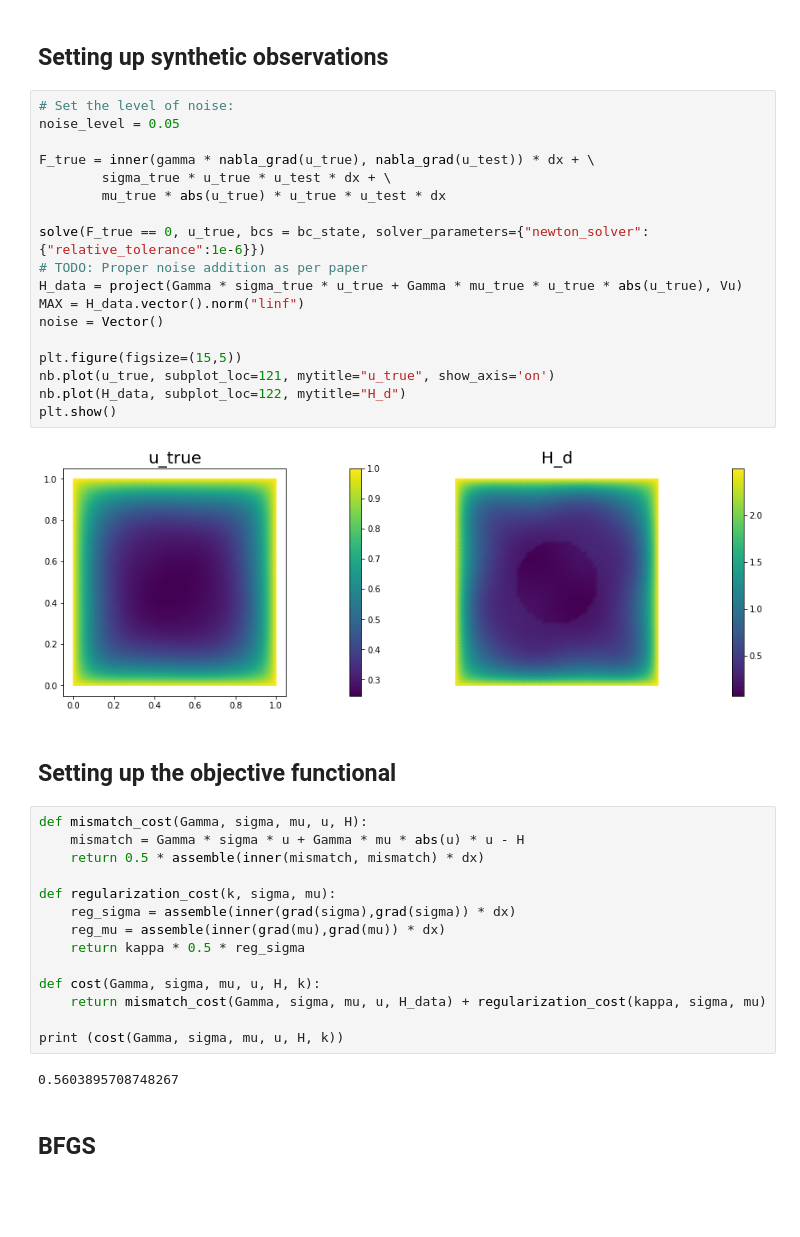
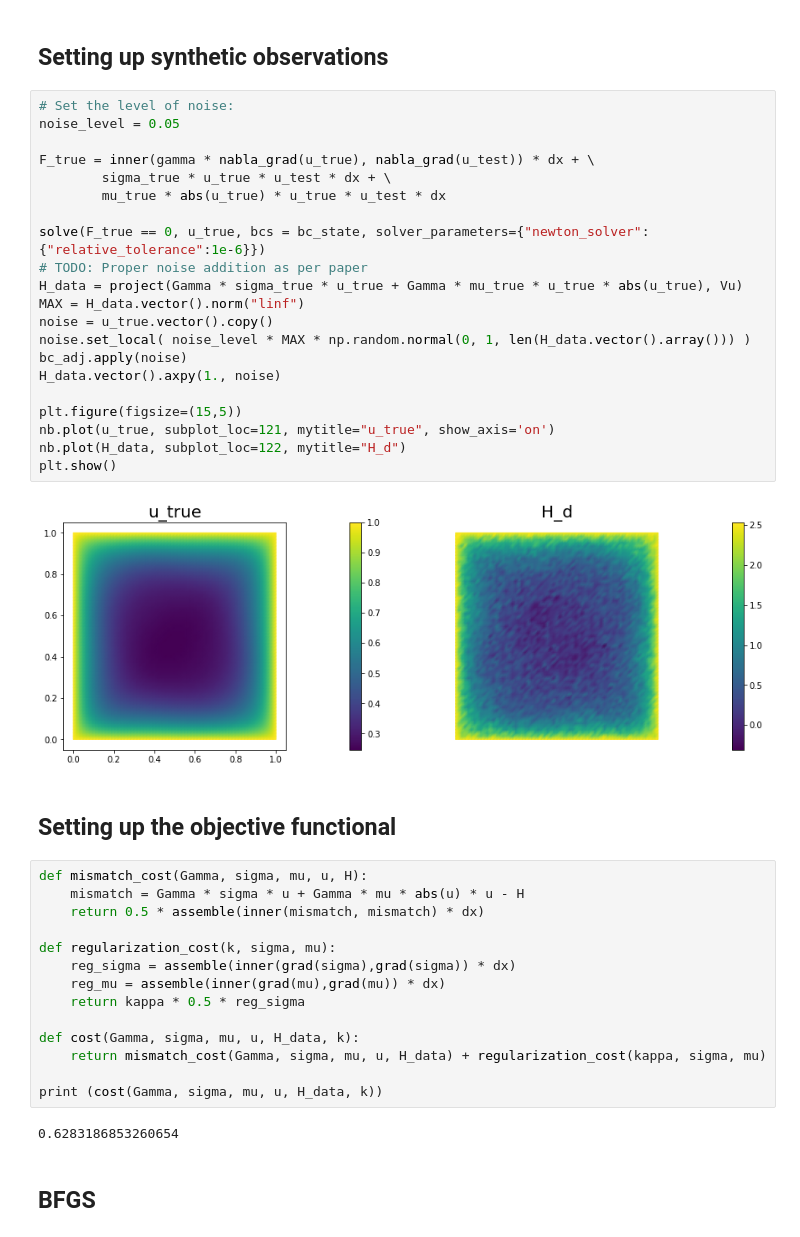
Before and after one commit to sheroze1123/TP-PAT, a Jupyter notebook: TP-PAT.ipynb, the cells around one changed output. Drawn from its saved outputs; the diff is of its cells as text; blank space fills up the shorter version.

```diff
--- a/TP-PAT.ipynb
+++ b/TP-PAT.ipynb
@@ -79,23 +81,26 @@ bc_adj = DirichletBC(Vu, Constant(0.), boundary)
 # %%
 # Set the level of noise:
 noise_level = 0.05
 
 F_true = inner(gamma * nabla_grad(u_true), nabla_grad(u_test)) * dx + \
         sigma_true * u_true * u_test * dx + \
         mu_true * abs(u_true) * u_true * u_test * dx
 
 solve(F_true == 0, u_true, bcs = bc_state, solver_parameters={"newton_solver":{"relative_tolerance":1e-6}})
 # TODO: Proper noise addition as per paper
 H_data = project(Gamma * sigma_true * u_true + Gamma * mu_true * u_true * abs(u_true), Vu)
 MAX = H_data.vector().norm("linf")
-noise = Vector()
+noise = u_true.vector().copy()
+noise.set_local( noise_level * MAX * np.random.normal(0, 1, len(H_data.vector().array())) )
+bc_adj.apply(noise)
+H_data.vector().axpy(1., noise)
 
 plt.figure(figsize=(15,5))
 nb.plot(u_true, subplot_loc=121, mytitle="u_true", show_axis='on')
 nb.plot(H_data, subplot_loc=122, mytitle="H_d")
 plt.show()
 # %% [output]
-[figure, old version]
+[figure, new version]
 # %% [markdown]
 ## Setting up the objective functional
 # %%
@@ -108,12 +113,12 @@ def regularization_cost(k, sigma, mu):
     reg_mu = assemble(inner(grad(mu),grad(mu)) * dx)
     return kappa * 0.5 * reg_sigma
 
-def cost(Gamma, sigma, mu, u, H, k):
+def cost(Gamma, sigma, mu, u, H_data, k):
     return mismatch_cost(Gamma, sigma, mu, u, H_data) + regularization_cost(kappa, sigma, mu)
 
-print (cost(Gamma, sigma, mu, u, H, k))
+print (cost(Gamma, sigma, mu, u, H_data, k))
 # %% [output]
-0.5603895708748267
+0.6283186853260654
 # %% [markdown]
 ## BFGS
 # %%
```
Also changed, not shown: parts of 3 cells of this notebook, 2 other files.
